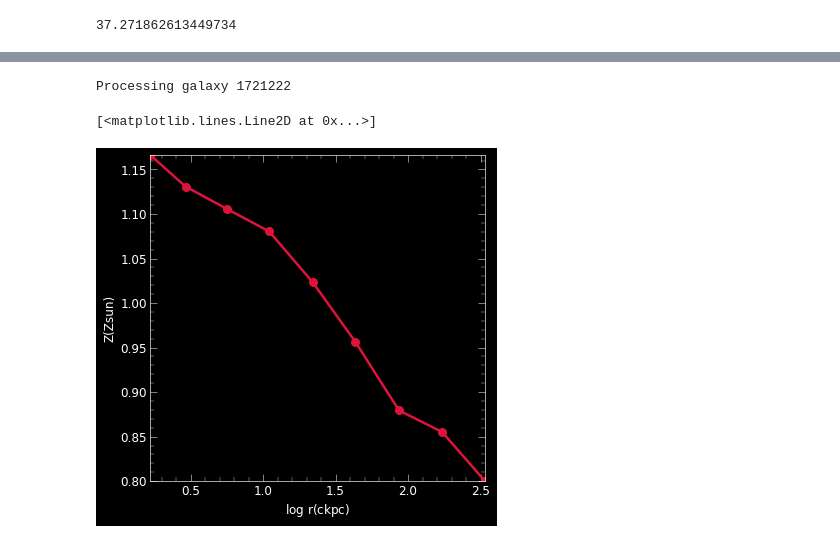
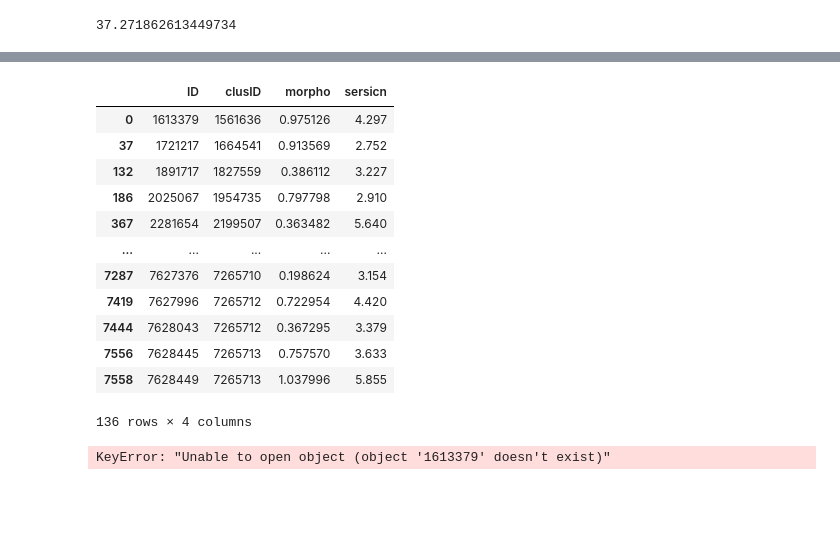
Before and after one commit to ansingh16/hr5_metallicity, a Jupyter notebook: Code/Analysis.ipynb, the cells around one changed output, grey strips where cells are left out. Cells and saved outputs as stored; diff of their text form; code cells hidden in the pictures; blank space fills up the shorter version.

```diff
--- a/Code/Analysis.ipynb
+++ b/Code/Analysis.ipynb
@@ -317,10 +330,30 @@ Processing galaxy 1721217
+# %%
+# get only elliptical galaxies
+
+morpho = pd.read_csv('../Data/morphology.csv')
+
+e_galaxies = morpho[morpho['sersicn']>2.5]
+# %% [output]
+|  | ID | clusID | morpho | sersicn |
+| 0 | 1613379 | 1561636 | 0.975126 | 4.297 |
+| 37 | 1721217 | 1664541 | 0.913569 | 2.752 |
+| 132 | 1891717 | 1827559 | 0.386112 | 3.227 |
+| 186 | 2025067 | 1954735 | 0.797798 | 2.910 |
+| 367 | 2281654 | 2199507 | 0.363482 | 5.640 |
+| ... | ... | ... | ... | ... |
+| 7287 | 7627376 | 7265710 | 0.198624 | 3.154 |
+| 7419 | 7627996 | 7265712 | 0.722954 | 4.420 |
+| 7444 | 7628043 | 7265712 | 0.367295 | 3.379 |
+| 7556 | 7628445 | 7265713 | 0.757570 | 3.633 |
+| 7558 | 7628449 | 7265713 | 1.037996 | 5.855 |
+136 rows × 4 columns
 # %%
 # import the modules
 import HR5_cluster as hr5
 import numpy as np
 import matplotlib.pyplot as plt
 import pandas as pd
-import yt
+from scipy import stats
 
 plt.style.use('../paper_style.mplstyle')
 
@@ -328,19 +361,27 @@ clusid = 1664541
 snapshot = 296
 clus = hr5.Cluster(snapshot,clusid)
 
-galid = 1721222
 
-gal = clus.get_alldat_gal(galid)
+for galid in e_galaxies.ID:
 
-R,Z = gal.get_metal_slope(r_rhalf_max=3,r_bin_width=0.3)
+    gal = clus.get_alldat_gal(galid)
+
+    R_s,Z_s,slope_s,std_e_s = gal.get_metal_slope(r_rhalf_max=3,r_bin_width=0.1,var='star')
+
+    R_g,Z_g,slope_g,std_e_g = gal.get_metal_slope(r_rhalf_max=4,r_bin_width=0.1,var='gas')
 
 
-fig,ax = plt.subplots(1,1,figsize=(6,6))
-ax.set_xlabel(r'$\mathrm{log \ r(ckpc)}$')
-ax.set_ylabel(r'Z(Zsun)')
+    # print(slope_s,slope_g)
 
-ax.plot(R,Z,marker='o',markersize=8)
+    fig,ax = plt.subplots(1,1,figsize=(6,6))
+    ax.set_xlabel(r'$\mathrm{R/R_{\mathrm{half}}}$')
+    ax.set_ylabel(r'Z(Zsun)')
+
+    ax.plot(R_s,Z_s,marker='o',markersize=8,label='Stellar')
+    ax.plot(R_g,Z_g,marker='o',markersize=8,label='Gas')
+
+    ax.legend()
+
+    plt.show()
 # %% [output]
-Processing galaxy 1721222
+KeyError: "Unable to open object (object '1613379' doesn't exist)"
-[<matplotlib.lines.Line2D at 0x...>]
-[figure, removed]
```
Also changed, not shown: parts of 12 cells of this notebook, 7 other files.
